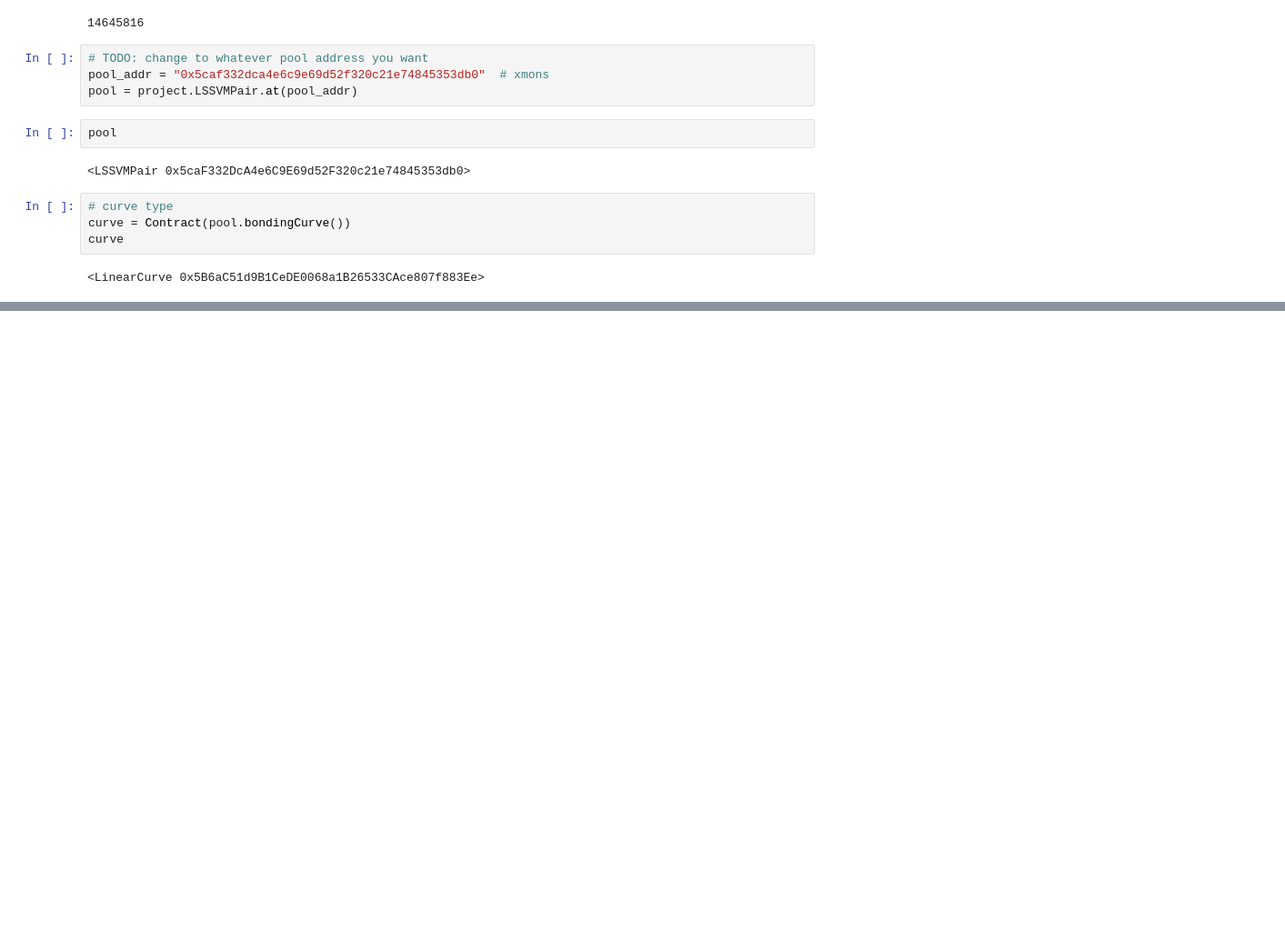
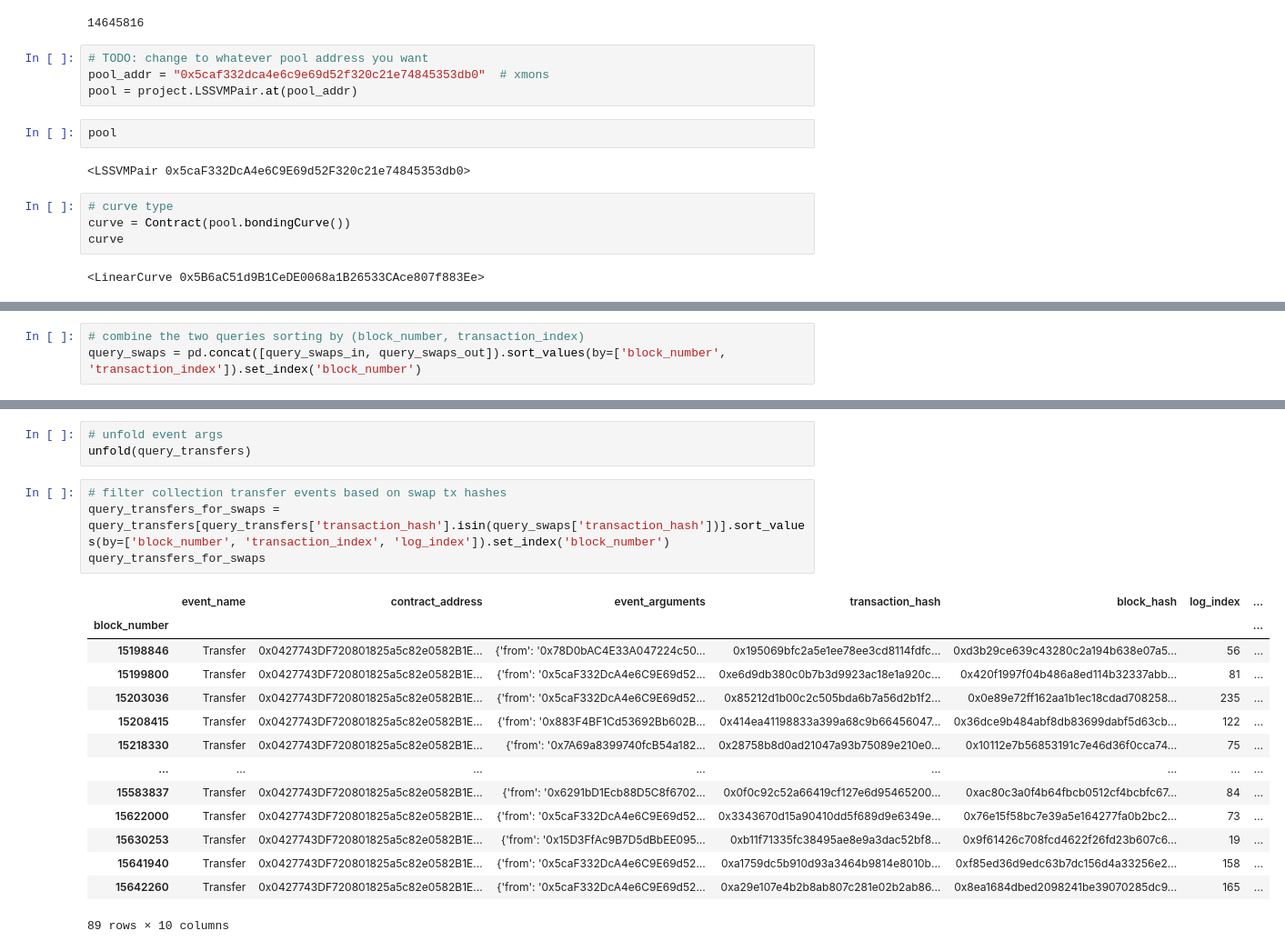
Before and after one commit to fmrmf/sudo-ape, a Jupyter notebook: notebook/sudo-pool.ipynb, the cells around one changed output, grey strips where cells are left out. Shown: that part at 91% size. Drawn from its saved outputs; the diff is of its cells as text; blank space fills up the shorter version.

Commit message:
add sudo pool queries for swaps, transfer events

```diff
--- a/notebook/sudo-pool.ipynb
+++ b/notebook/sudo-pool.ipynb
@@ -59,0 +106,3 @@ INFO: Cache database has not been initialized
+# %%
+# combine the two queries sorting by (block_number, transaction_index)
+query_swaps = pd.concat([query_swaps_in, query_swaps_out]).sort_values(by=['block_number', 'transaction_index']).set_index('block_number')
@@ -59,0 +144,22 @@ INFO: Cache database has not been initialized
+# %%
+# unfold event args
+unfold(query_transfers)
+# %%
+# filter collection transfer events based on swap tx hashes
+query_transfers_for_swaps = query_transfers[query_transfers['transaction_hash'].isin(query_swaps['transaction_hash'])].sort_values(by=['block_number', 'transaction_index', 'log_index']).set_index('block_number')
+query_transfers_for_swaps
+# %% [output]
+|  | event_name | contract_address | event_arguments | transaction_hash | block_hash | log_index | ... |
+| block_number |  |  |  |  |  |  | ... |
+| 15198846 | Transfer | 0x0427743DF720801825a5c82e0582B1E... | {'from': '0x78D0bAC4E33A047224c50... | 0x195069bfc2a5e1ee78ee3cd8114fdfc... | 0xd3b29ce639c43280c2a194b638e07a5... | 56 | ... |
+| 15199800 | Transfer | 0x0427743DF720801825a5c82e0582B1E... | {'from': '0x5caF332DcA4e6C9E69d52... | 0xe6d9db380c0b7b3d9923ac18e1a920c... | 0x420f1997f04b486a8ed114b32337abb... | 81 | ... |
+| 15203036 | Transfer | 0x0427743DF720801825a5c82e0582B1E... | {'from': '0x5caF332DcA4e6C9E69d52... | 0x85212d1b00c2c505bda6b7a56d2b1f2... | 0x0e89e72ff162aa1b1ec18cdad708258... | 235 | ... |
+| 15208415 | Transfer | 0x0427743DF720801825a5c82e0582B1E... | {'from': '0x883F4BF1Cd53692Bb602B... | 0x414ea41198833a399a68c9b66456047... | 0x36dce9b484abf8db83699dabf5d63cb... | 122 | ... |
+| 15218330 | Transfer | 0x0427743DF720801825a5c82e0582B1E... | {'from': '0x7A69a8399740fcB54a182... | 0x28758b8d0ad21047a93b75089e210e0... | 0x10112e7b56853191c7e46d36f0cca74... | 75 | ... |
+| ... | ... | ... | ... | ... | ... | ... | ... |
+| 15583837 | Transfer | 0x0427743DF720801825a5c82e0582B1E... | {'from': '0x6291bD1Ecb88D5C8f6702... | 0x0f0c92c52a66419cf127e6d95465200... | 0xac80c3a0f4b64fbcb0512cf4bcbfc67... | 84 | ... |
+| 15622000 | Transfer | 0x0427743DF720801825a5c82e0582B1E... | {'from': '0x5caF332DcA4e6C9E69d52... | 0x3343670d15a90410dd5f689d9e6349e... | 0x76e15f58bc7e39a5e164277fa0b2bc2... | 73 | ... |
+| 15630253 | Transfer | 0x0427743DF720801825a5c82e0582B1E... | {'from': '0x15D3FfAc9B7D5dBbEE095... | 0xb11f71335fc38495ae8e9a3dac52bf8... | 0x9f61426c708fcd4622f26fd23b607c6... | 19 | ... |
+| 15641940 | Transfer | 0x0427743DF720801825a5c82e0582B1E... | {'from': '0x5caF332DcA4e6C9E69d52... | 0xa1759dc5b910d93a3464b9814e8010b... | 0xf85ed36d9edc63b7dc156d4a33256e2... | 158 | ... |
+| 15642260 | Transfer | 0x0427743DF720801825a5c82e0582B1E... | {'from': '0x5caF332DcA4e6C9E69d52... | 0xa29e107e4b2b8ab807c281e02b2ab86... | 0x8ea1684dbed2098241be39070285dc9... | 165 | ... |
+89 rows × 10 columns
```
Also changed, not shown: parts of 6 cells of this notebook, 1 other file.
